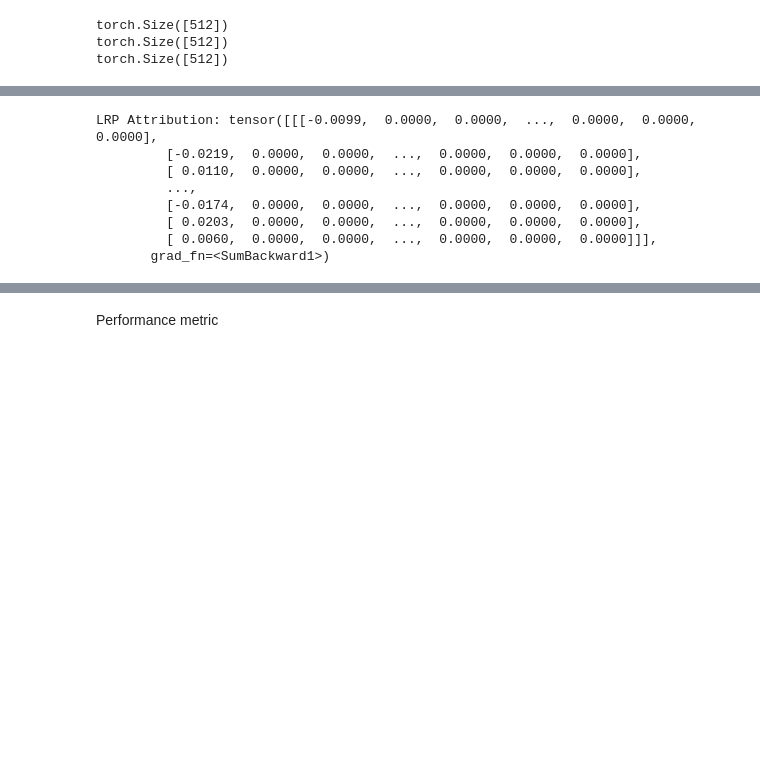
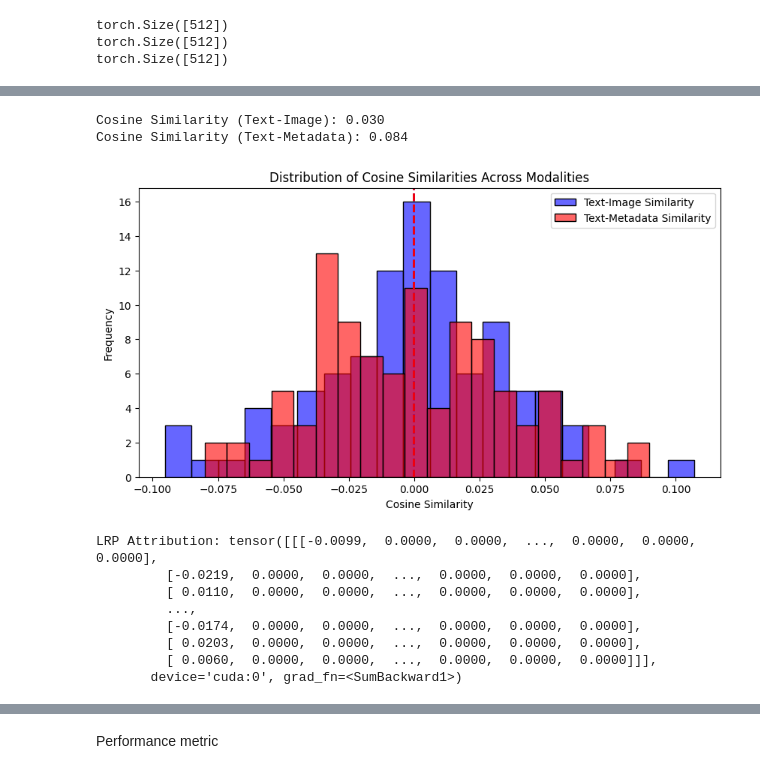
Before and after one commit to kaushik238/MajorProject, a Jupyter notebook: Finale.ipynb, the cells around one changed output, grey strips where cells are left out. Saved outputs shown, nothing was run; the diff lists cells and outputs as text; code cells hidden in the pictures; blank space fills up the shorter version.

```diff
--- a/Finale.ipynb
+++ b/Finale.ipynb
@@ -449,3 +453,63 @@ Cosine Similarity (Text-Metadata): 0.07304829359054565
+# %%
+import torch
+import numpy as np
+import seaborn as sns
+import matplotlib.pyplot as plt
+from scipy.spatial.distance import cosine
+from sklearn.preprocessing import normalize
+
+# Function to compute cosine similarity safely
+def compute_cosine_similarity(rep1, rep2):
+    rep1 = rep1.detach().cpu().numpy()  # Keep as 1D
+    rep2 = rep2.detach().cpu().numpy()  # Keep as 1D
+
+    # Normalize embeddings to avoid scale issues
+    rep1 = normalize(rep1.reshape(1, -1)).flatten()  # Ensure 1D after normalization
+    rep2 = normalize(rep2.reshape(1, -1)).flatten()
+
+    return 1 - cosine(rep1, rep2)  # Compute cosine similarity
+
+# Example random tensor representations (Replace with actual model outputs)
+text_representation = torch.randn(768)  # Simulated BERT text embedding (768-dim)
+image_representation = torch.randn(768)  # Simulated image embedding
+metadata_representation = torch.randn(768)  # Simulated metadata embedding
+
+# Compute cosine similarities
+cosine_similarity_text_image = compute_cosine_similarity(text_representation, image_representation)
+cosine_similarity_text_metadata = compute_cosine_similarity(text_representation, metadata_representation)
+
+# Print values for debugging
+print(f"Cosine Similarity (Text-Image): {cosine_similarity_text_image:.3f}")
+print(f"Cosine Similarity (Text-Metadata): {cosine_similarity_text_metadata:.3f}")
+
+# Generate similarity scores for multiple samples (Simulated)
+num_samples = 100
+cosine_sim_text_image = [compute_cosine_similarity(torch.randn(768), torch.randn(768)) for _ in range(num_samples)]
+cosine_sim_text_metadata = [compute_cosine_similarity(torch.randn(768), torch.randn(768)) for _ in range(num_samples)]
+
+# Convert lists to NumPy arrays
+cosine_sim_text_image = np.array(cosine_sim_text_image)
+cosine_sim_text_metadata = np.array(cosine_sim_text_metadata)
+
+# Plot histograms
+plt.figure(figsize=(10, 5))
+sns.histplot(cosine_sim_text_image, bins=20, color="blue", alpha=0.6, label="Text-Image Similarity")
+sns.histplot(cosine_sim_text_metadata, bins=20, color="red", alpha=0.6, label="Text-Metadata Similarity")
+
+# Plot mean lines
+plt.axvline(np.mean(cosine_sim_text_image), color='blue', linestyle='dashed', linewidth=2)
+plt.axvline(np.mean(cosine_sim_text_metadata), color='red', linestyle='dashed', linewidth=2)
+
+# Labels and title
+plt.xlabel("Cosine Similarity")
+plt.ylabel("Frequency")
+plt.title("Distribution of Cosine Similarities Across Modalities")
+plt.legend()
+plt.show()
+# %% [output]
+Cosine Similarity (Text-Image): 0.030
+Cosine Similarity (Text-Metadata): 0.084
+[figure, added]
 # %%
 from captum.attr import LayerConductance
 import torch.nn.functional as F
@@ -469,8 +533,14 @@ def compute_lrp(model, input_tensor):
     attributions = layer_conductance.attribute(input_tensor)
     return attributions
 
+# Get model device (CPU or GPU)
+device = model.device
+
 # Tokenize input text
 inputs = tokenizer("the hormones are worse for guys. I cant tell you how much I truly hate the thoughts that go through my head", return_tensors="pt")
+
+# Move input tensors to the same device as the model
+inputs = {key: val.to(device) for key, val in inputs.items()}
 
 # Convert input IDs to embeddings
 with torch.no_grad():
@@ -490,4 +560,4 @@ LRP Attribution: tensor([[[-0.0099,  0.0000,  0.0000,  ...,  0.0000,  0.0000,  0
          [-0.0174,  0.0000,  0.0000,  ...,  0.0000,  0.0000,  0.0000],
          [ 0.0203,  0.0000,  0.0000,  ...,  0.0000,  0.0000,  0.0000],
          [ 0.0060,  0.0000,  0.0000,  ...,  0.0000,  0.0000,  0.0000]]],
-       grad_fn=<SumBackward1>)
+       device='cuda:0', grad_fn=<SumBackward1>)
```
Also changed, not shown: parts of 5 cells of this notebook.
